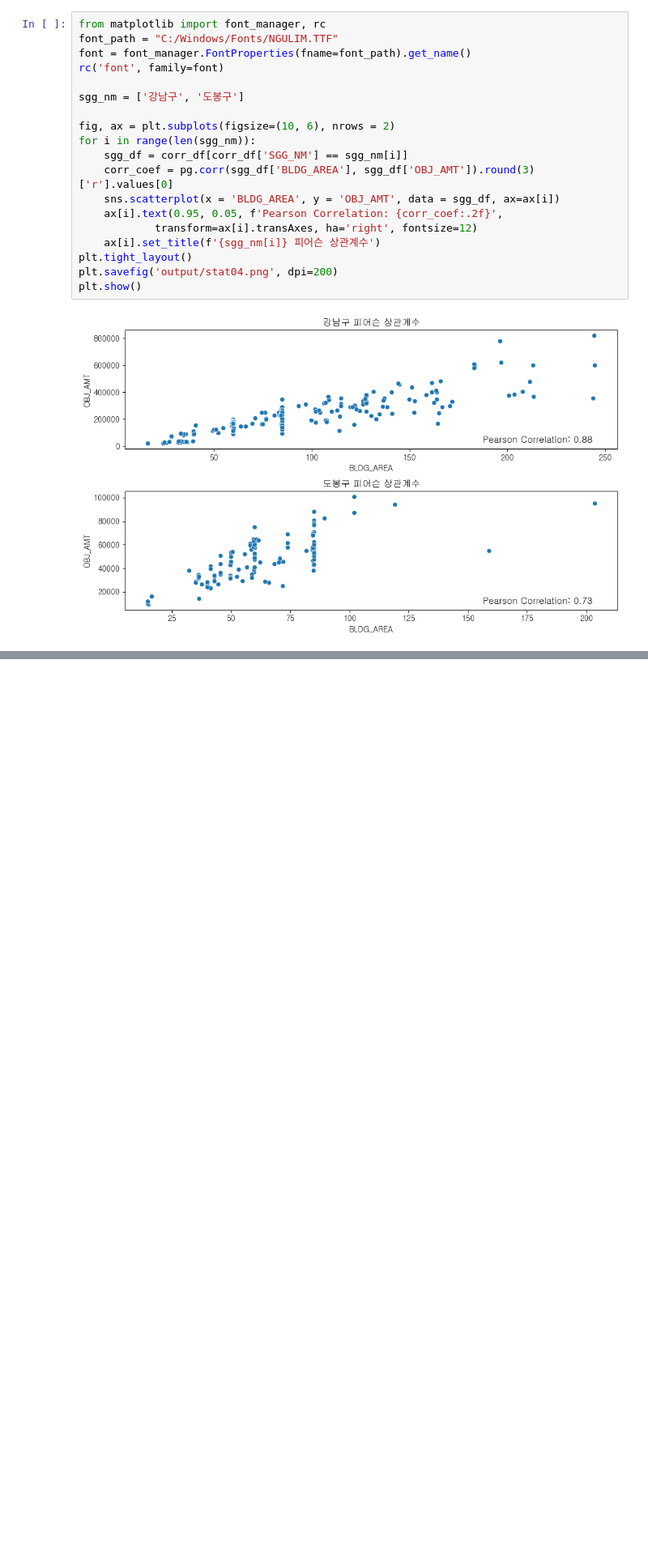
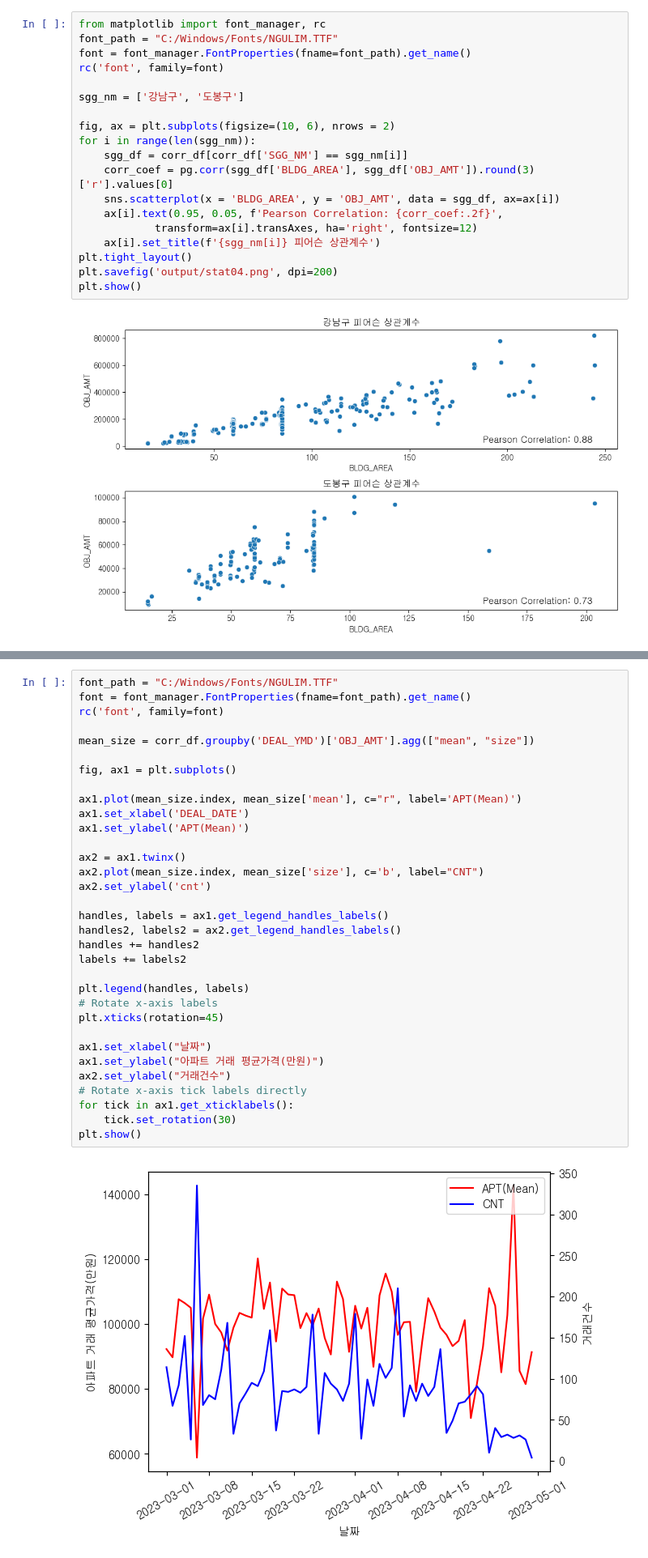
Before and after one commit to dschloe/streamlitbook-saraevan, a Jupyter notebook: ch07/stat.ipynb, the cells around one changed output, grey strips where cells are left out. Shown at 81% size. Drawn from its saved outputs; the diff is of its cells as text; blank space fills up the shorter version.

```diff
--- a/ch07/stat.ipynb
+++ b/ch07/stat.ipynb
@@ -140,0 +150,35 @@ plt.show()
+# %%
+font_path = "C:/Windows/Fonts/NGULIM.TTF"
+font = font_manager.FontProperties(fname=font_path).get_name()
+rc('font', family=font)
+
+mean_size = corr_df.groupby('DEAL_YMD')['OBJ_AMT'].agg(["mean", "size"])
+
+fig, ax1 = plt.subplots()
+
+ax1.plot(mean_size.index, mean_size['mean'], c="r", label='APT(Mean)')
+ax1.set_xlabel('DEAL_DATE')
+ax1.set_ylabel('APT(Mean)')
+
+ax2 = ax1.twinx()
+ax2.plot(mean_size.index, mean_size['size'], c='b', label="CNT")
+ax2.set_ylabel('cnt')
+
+handles, labels = ax1.get_legend_handles_labels()
+handles2, labels2 = ax2.get_legend_handles_labels()
+handles += handles2
+labels += labels2
+
+plt.legend(handles, labels)
+# Rotate x-axis labels
+plt.xticks(rotation=45)
+
+ax1.set_xlabel("날짜")
+ax1.set_ylabel("아파트 거래 평균가격(만원)")
+ax2.set_ylabel("거래건수")
+# Rotate x-axis tick labels directly
+for tick in ax1.get_xticklabels():
+    tick.set_rotation(30)
+plt.show()
+# %% [output]
+[figure, added]
```
Also changed, not shown: parts of 9 cells of this notebook, 4 other files.
